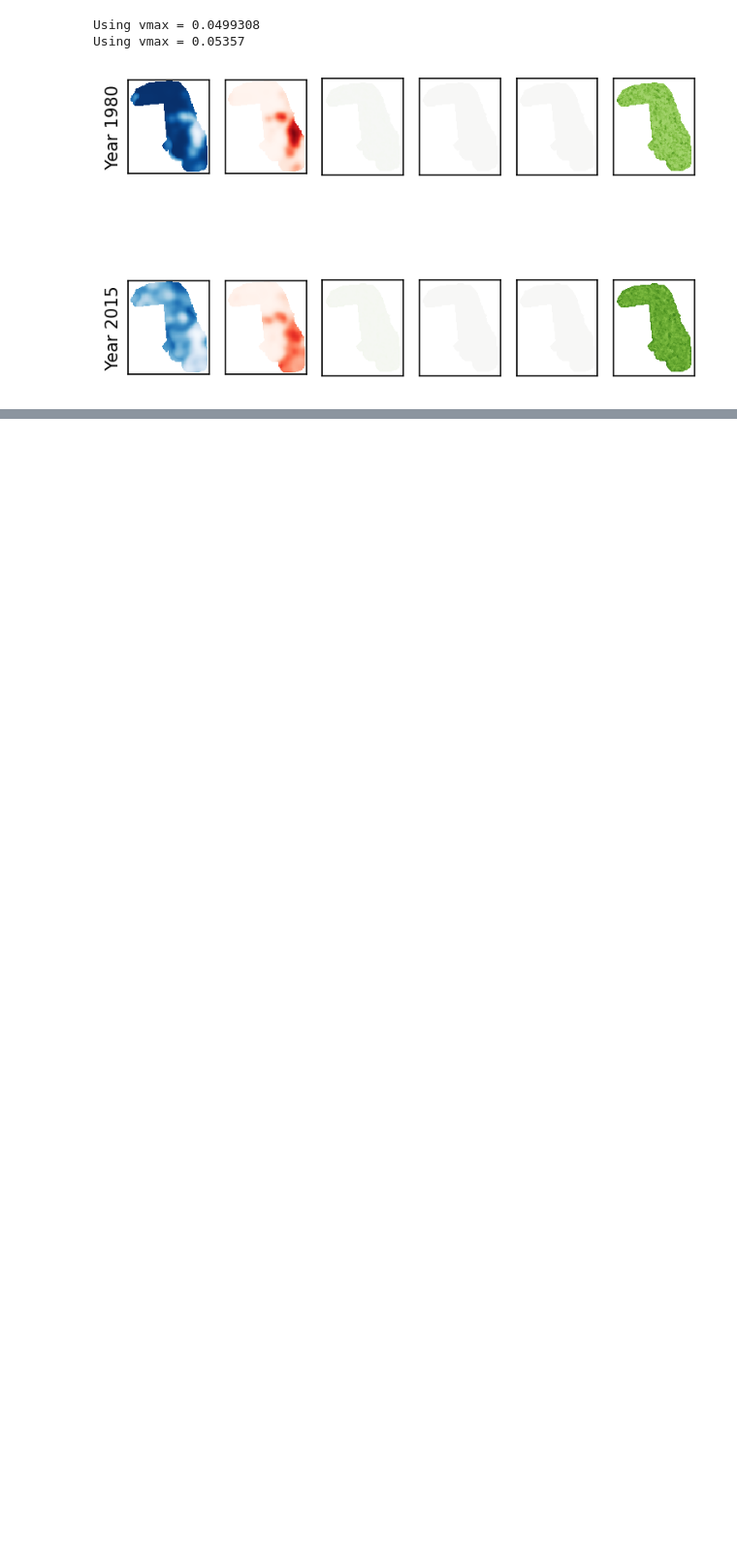
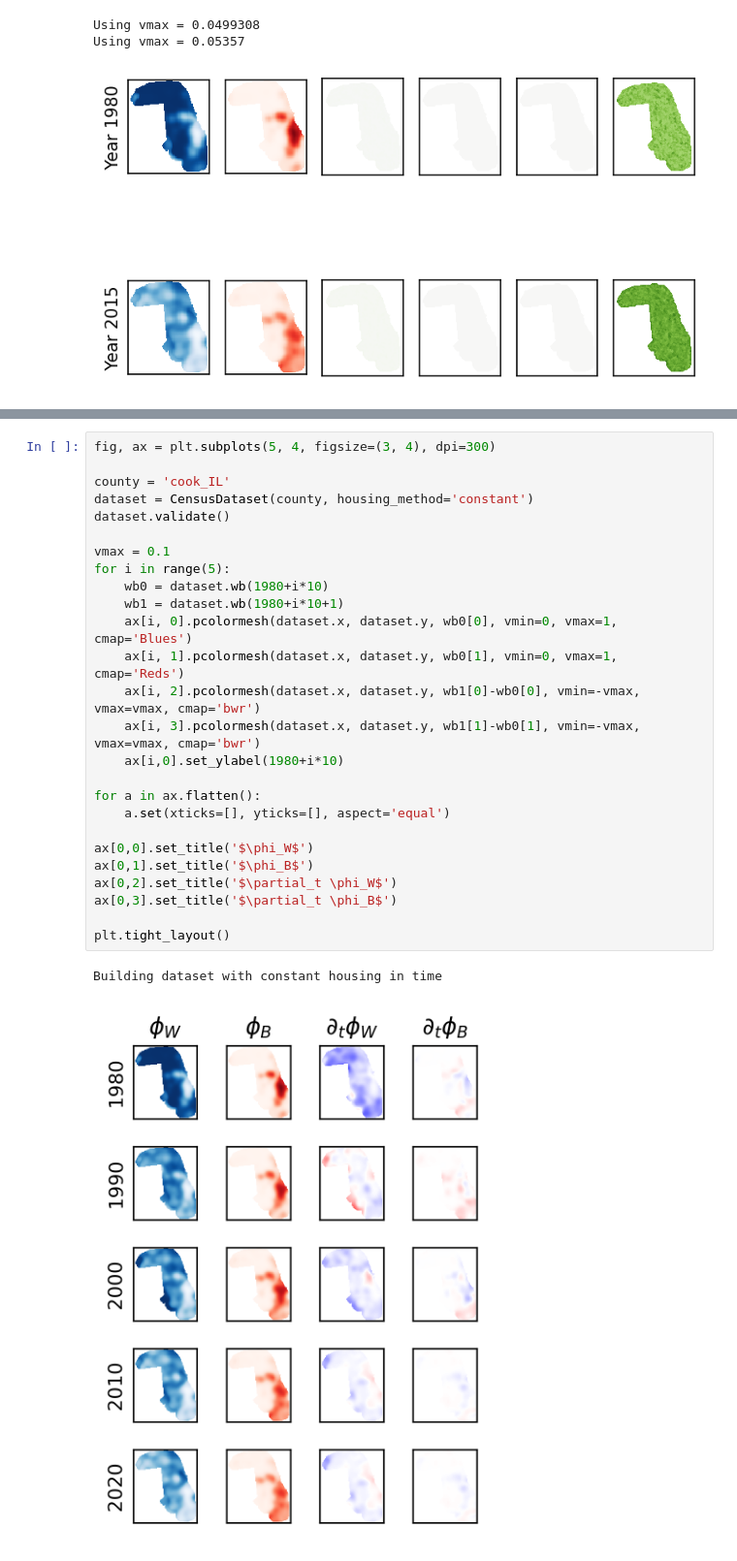
Before and after one commit to jcolen/sociohydro, a Jupyter notebook: physical_bottleneck/physical_bottleneck.ipynb, the cells around one changed output, grey strips where cells are left out. Shown at 97% size. Cells and saved outputs as stored; diff of their text form; blank space fills up the shorter version.

```diff
--- a/physical_bottleneck/physical_bottleneck.ipynb
+++ b/physical_bottleneck/physical_bottleneck.ipynb
@@ -189,0 +276,29 @@ plt.plot(info['val_loss'])
+# %%
+fig, ax = plt.subplots(5, 4, figsize=(3, 4), dpi=300)
+
+county = 'cook_IL'
+dataset = CensusDataset(county, housing_method='constant')
+dataset.validate()
+
+vmax = 0.1
+for i in range(5):
+    wb0 = dataset.wb(1980+i*10)
+    wb1 = dataset.wb(1980+i*10+1)
+    ax[i, 0].pcolormesh(dataset.x, dataset.y, wb0[0], vmin=0, vmax=1, cmap='Blues')
+    ax[i, 1].pcolormesh(dataset.x, dataset.y, wb0[1], vmin=0, vmax=1, cmap='Reds')
+    ax[i, 2].pcolormesh(dataset.x, dataset.y, wb1[0]-wb0[0], vmin=-vmax, vmax=vmax, cmap='bwr')
+    ax[i, 3].pcolormesh(dataset.x, dataset.y, wb1[1]-wb0[1], vmin=-vmax, vmax=vmax, cmap='bwr')
+    ax[i,0].set_ylabel(1980+i*10)
+
+for a in ax.flatten():
+    a.set(xticks=[], yticks=[], aspect='equal')
+
+ax[0,0].set_title('$\phi_W$')
+ax[0,1].set_title('$\phi_B$')
+ax[0,2].set_title('$\partial_t \phi_W$')
+ax[0,3].set_title('$\partial_t \phi_B$')
+
+plt.tight_layout()
+# %% [output]
+Building dataset with constant housing in time
+[figure, added]
```
Also changed, not shown: parts of 4 cells of this notebook, 9 other files.
